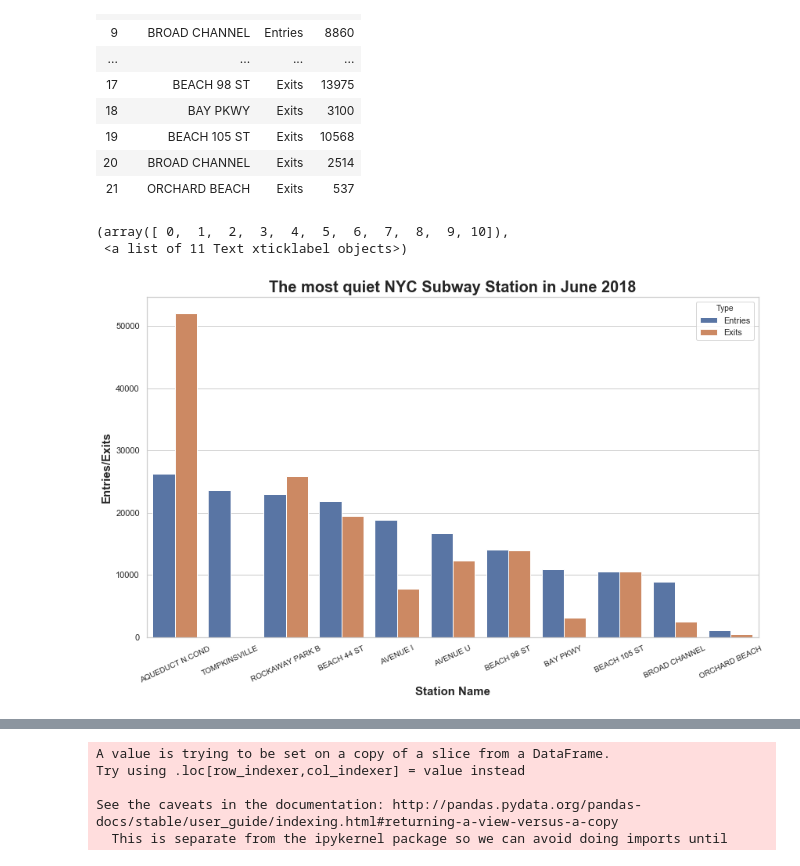
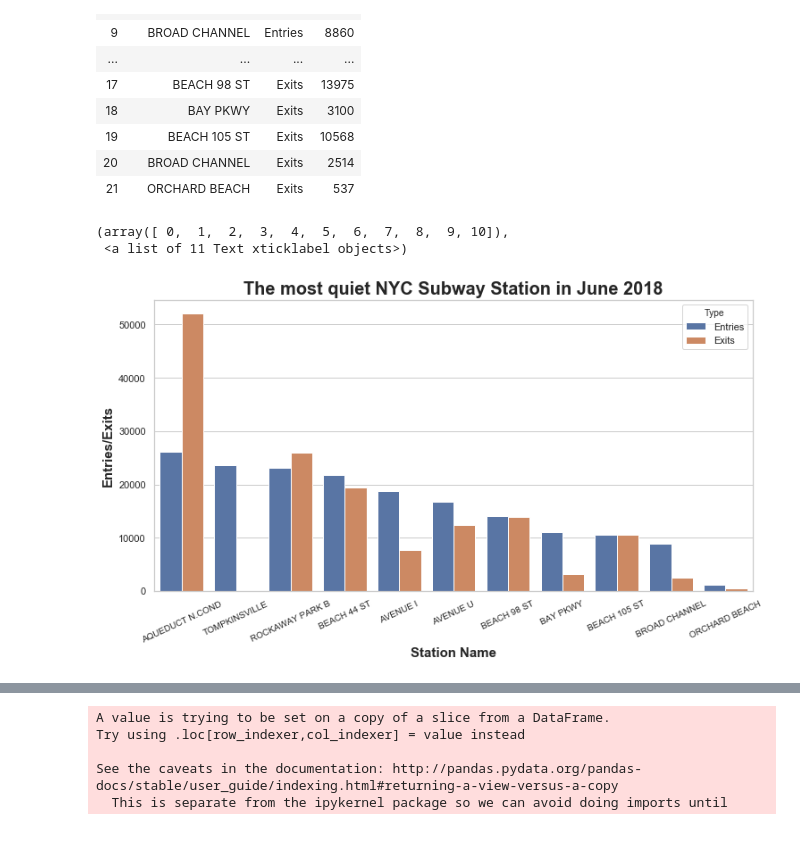
Before and after one commit to Suryantoyoga/NewYorkMTA, a Jupyter notebook: NewYorkMTAEDA.ipynb, the cells around one changed output, grey strips where cells are left out. Drawn from its saved outputs; the diff is of its cells as text; code cells hidden in the pictures.

```diff
--- a/NewYorkMTAEDA.ipynb
+++ b/NewYorkMTAEDA.ipynb
@@ -298,14 +386,14 @@ df4
 | 21 | ORCHARD BEACH | Exits | 537 |
 # %%
 #Plot most quiet place in NYC
-plt.figure (figsize=(14,8))
+plt.figure (figsize=(12,6))
 sns.set(style = "whitegrid")
 sns.barplot(df4['Station'], df4['Count'], hue = df4['Type'])
 plt.title("The most quiet NYC Subway Station in June 2018", fontsize=20, weight='bold')
 plt.xlabel("Station Name", fontsize=15, weight='bold')
 plt.ylabel("Entries/Exits", fontsize=15, weight='bold')
 plt.xticks(rotation=25, fontsize=10)
 # %% [output]
 (array([ 0,  1,  2,  3,  4,  5,  6,  7,  8,  9, 10]),
  <a list of 11 Text xticklabel objects>)
-[figure, old version]
+[figure, new version]
```
Also changed, not shown: parts of 35 cells of this notebook.
